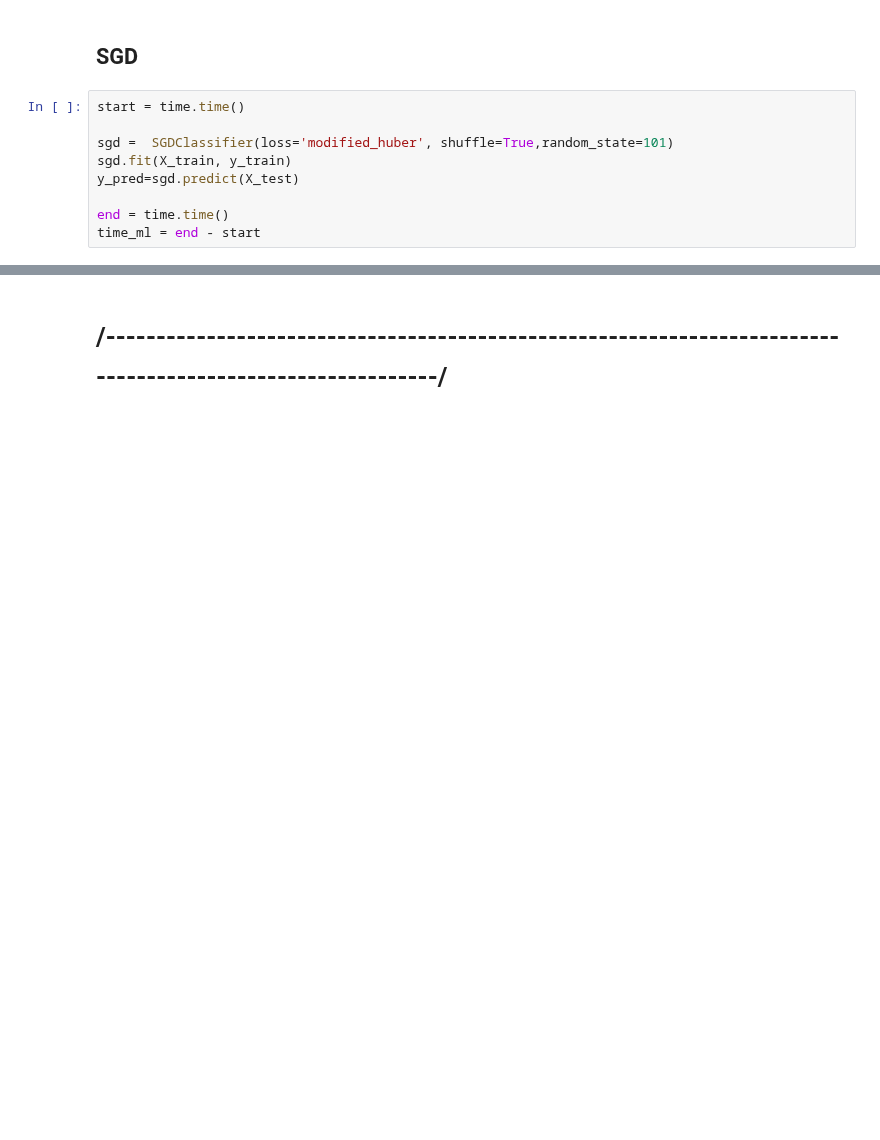
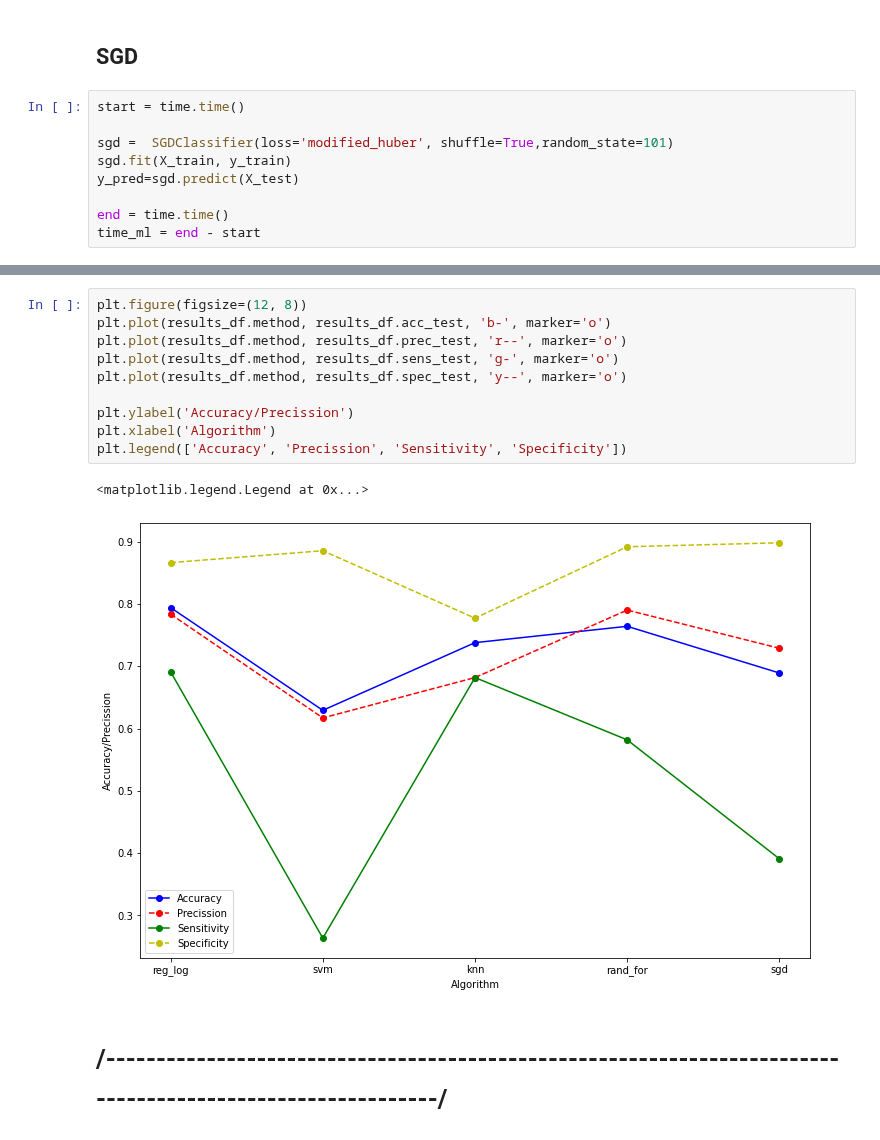
Before and after one commit to herzulu007/titanic-ml, a Jupyter notebook: Titanic.ipynb, the cells around one changed output, grey strips where cells are left out. Cells and saved outputs as stored; diff of their text form; blank space fills up the shorter version.

```diff
--- a/Titanic.ipynb
+++ b/Titanic.ipynb
@@ -353,3 +414,16 @@ Mean Squared Error = 0.31086142322097376
+# %%
+plt.figure(figsize=(12, 8))
+plt.plot(results_df.method, results_df.acc_test, 'b-', marker='o')
+plt.plot(results_df.method, results_df.prec_test, 'r--', marker='o')
+plt.plot(results_df.method, results_df.sens_test, 'g-', marker='o')
+plt.plot(results_df.method, results_df.spec_test, 'y--', marker='o')
+
+plt.ylabel('Accuracy/Precission')
+plt.xlabel('Algorithm')
+plt.legend(['Accuracy', 'Precission', 'Sensitivity', 'Specificity'])
+# %% [output]
+<matplotlib.legend.Legend at 0x...>
+[figure, added]
 # %% [markdown]
 # /-----------------------------------------------------------------------------------------------------------/
 # %% [markdown]
```
Also changed, not shown: parts of 20 cells of this notebook, 4 other files.
